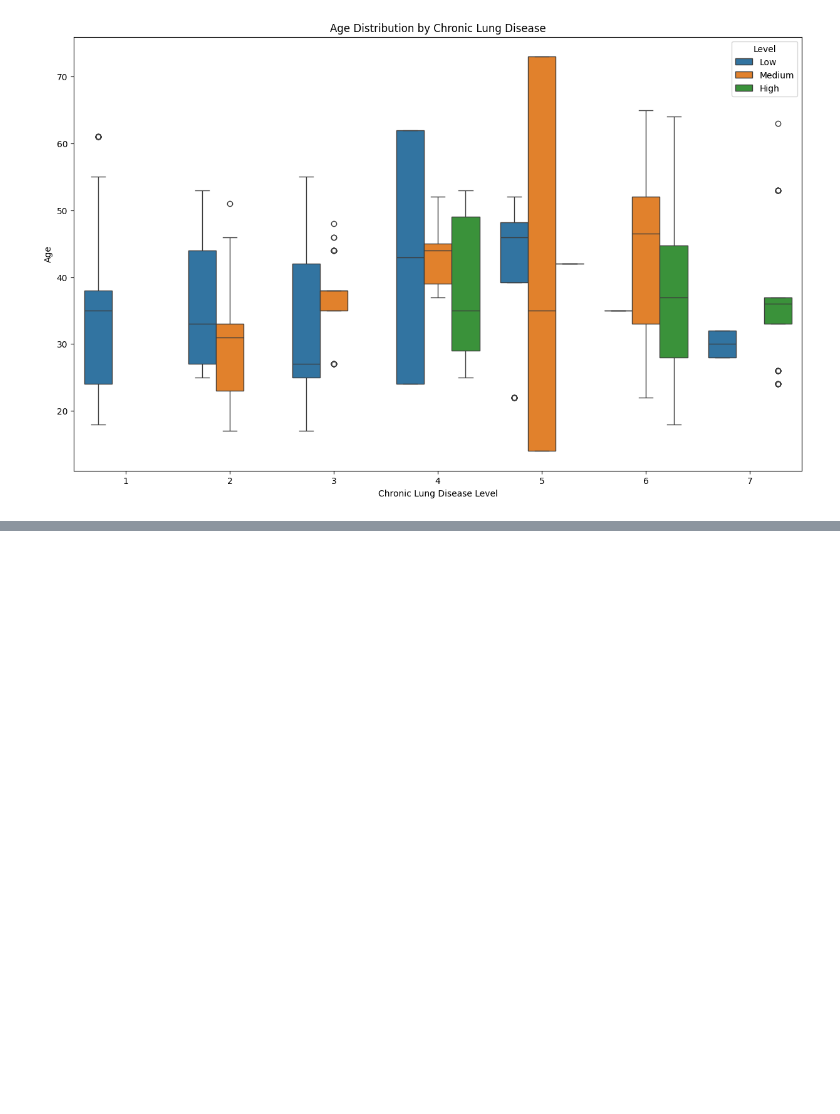
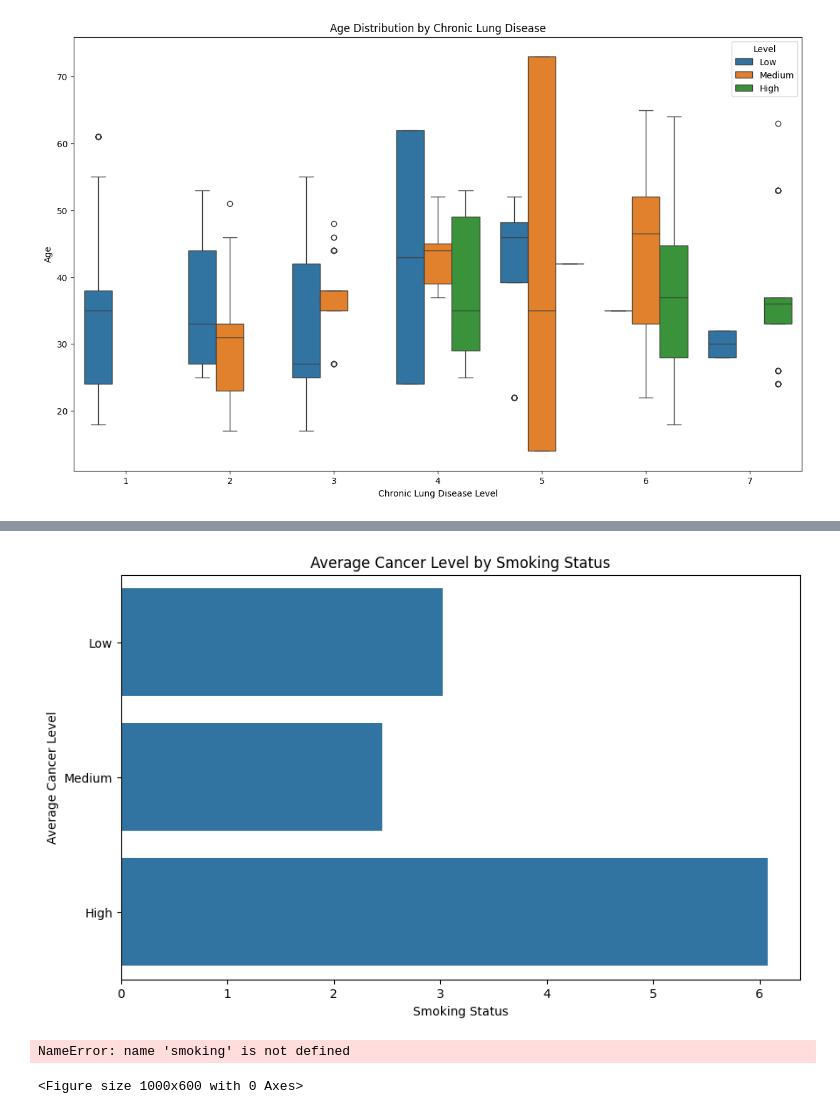
Before and after one commit to kellykabura/project-lungcancer, a Jupyter notebook: lungcancer.ipynb, the cells around one changed output, grey strips where cells are left out. Drawn from its saved outputs; the diff is of its cells as text; code cells hidden in the pictures; blank space fills up the shorter version.

```diff
--- a/lungcancer.ipynb
+++ b/lungcancer.ipynb
@@ -174,0 +215,20 @@ plt.show()
+# %%
+plt.figure(figsize=(10, 6))
+sns.barplot(x='Smoking', y='Level', data=new_data, errorbar=None)
+plt.title('Average Cancer Level by Smoking Status')
+plt.xlabel('Smoking Status')
+plt.ylabel('Average Cancer Level')
+plt.show()
+# %% [output]
+[figure, added]
+# %%
+plt.figure(figsize=(10, 6))
+smoking.plot(kind='bar', color='lightblue')
+plt.title('Frequency of Smoking Status')
+plt.xlabel('Smoking')
+plt.ylabel('Count')
+plt.xticks(rotation=45)
+plt.show()
+# %% [output]
+NameError: name 'smoking' is not defined
+<Figure size 1000x600 with 0 Axes>
```
Also changed, not shown: parts of 9 cells of this notebook.
